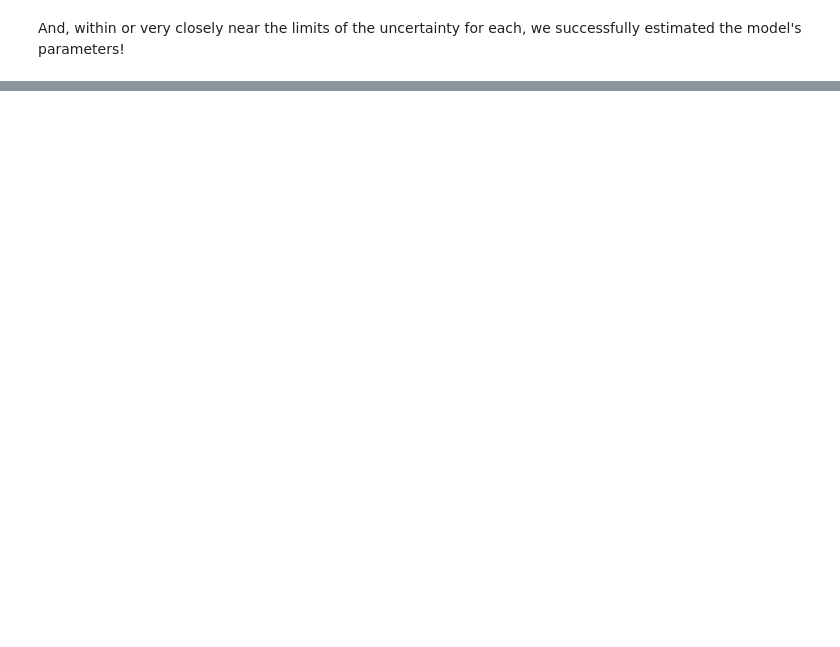
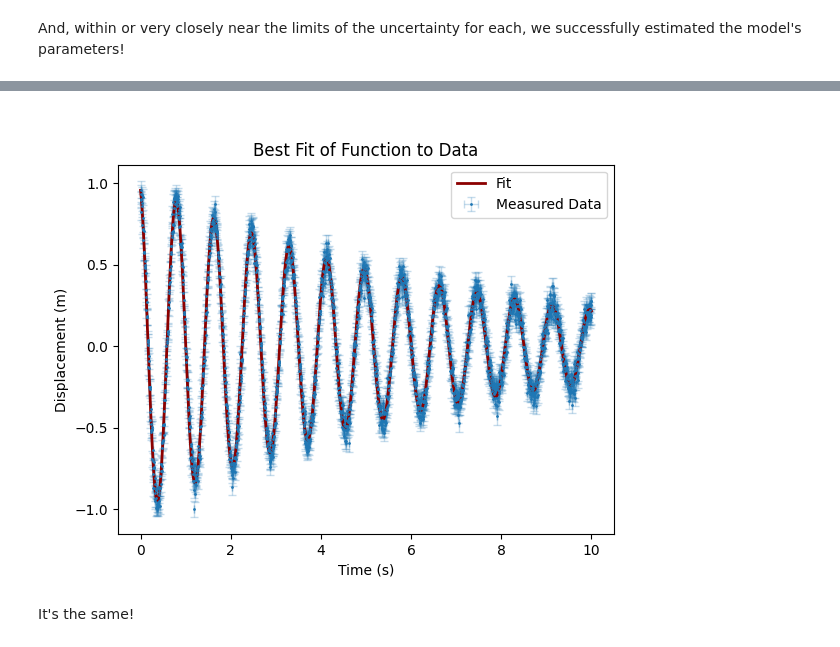
Before and after one commit to mufaro3/experimentalis, a Jupyter notebook: examples/Damped Harmonic Oscillator.ipynb, the cells around one changed output, grey strips where cells are left out. Drawn from its saved outputs; the diff is of its cells as text; code cells hidden in the pictures; blank space fills up the shorter version.

```diff
--- a/examples/Damped Harmonic Oscillator.ipynb
+++ b/examples/Damped Harmonic Oscillator.ipynb
@@ -85,0 +84,10 @@ And we've successfully fit the data!
+# %%
+model2 = DampedHarmonicModel(
+    amplitude = 0.8,
+    time_constant = 0.1,
+    frequency = 1.0,
+    phase = 0
+)
+# %%
+result2 = autofit(dataset, model2, graphing_options=g_opts)
+print_results(model2, result2, units=['m', 'Ns/m', 'Hz', 'unitless'])
@@ -85,0 +101,6 @@ And we've successfully fit the data!
+# %%
+display(result2.autofit_graph)
+# %% [output]
+[figure, added]
+# %% [markdown]
+It's the same!
```
Also changed, not shown: parts of 6 cells of this notebook, 32 other files.
